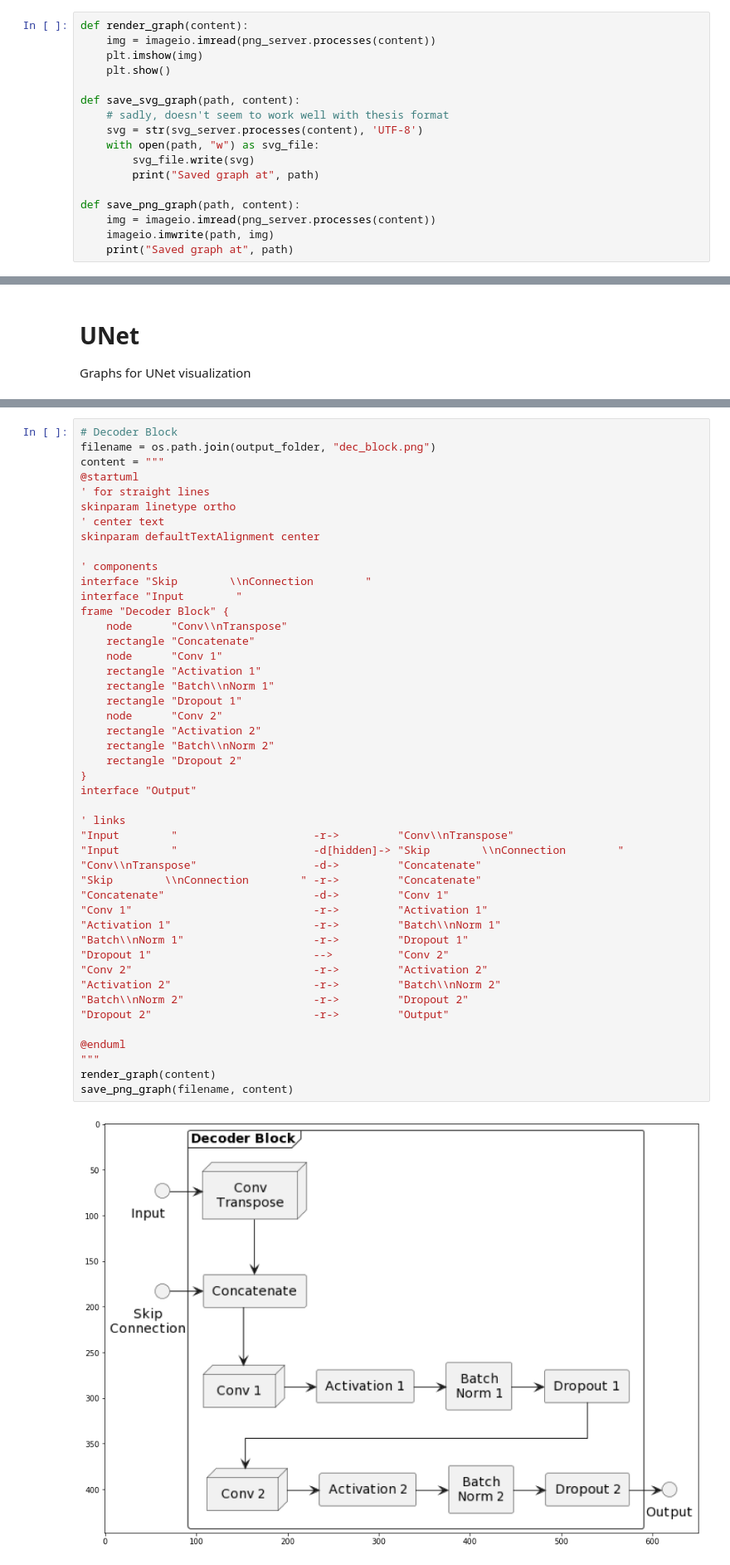
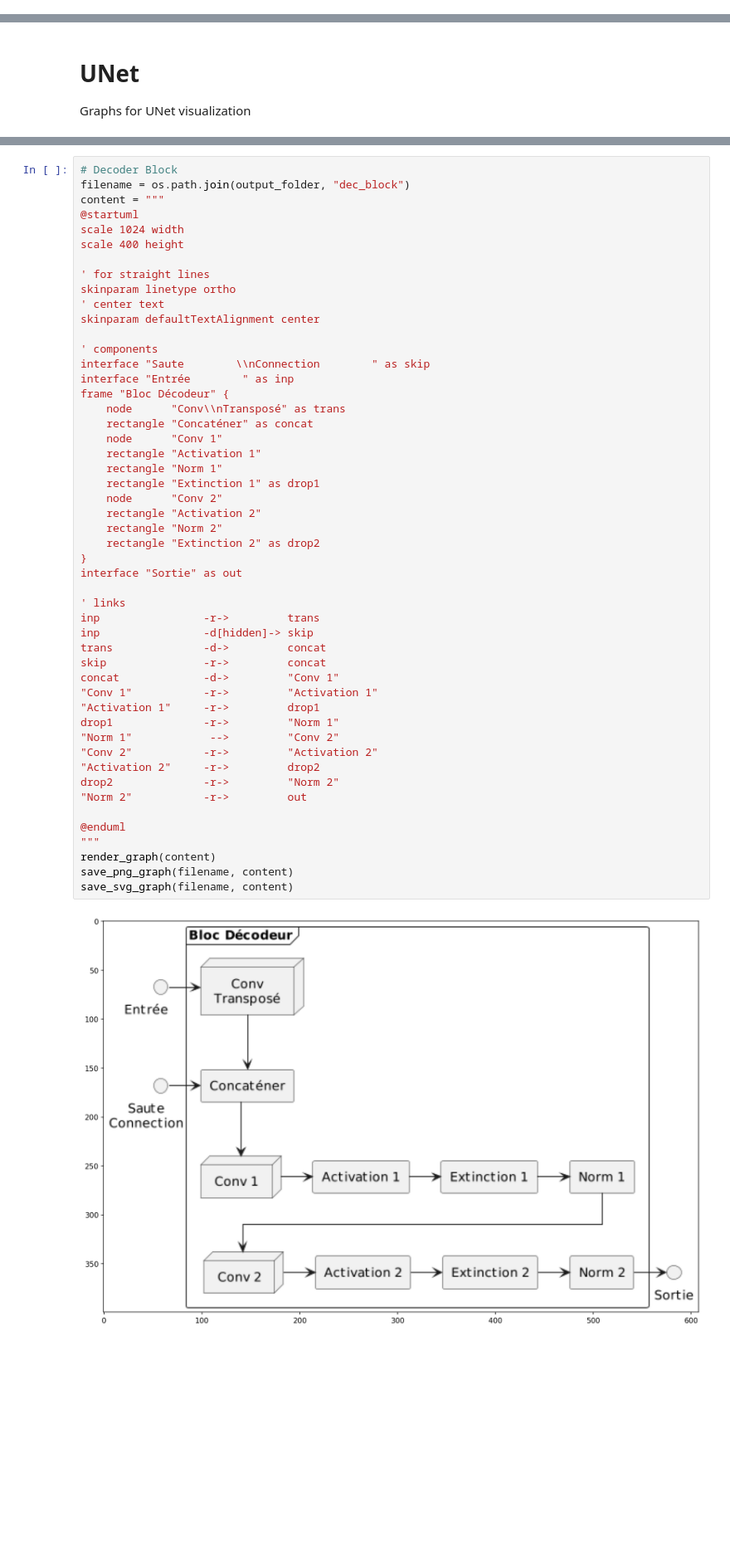
Before and after one commit to linum-uqam/carreno-cytonemes, a Jupyter notebook: notebooks/graphs.ipynb, the cells around one changed output, grey strips where cells are left out. Shown at 83% size. Saved outputs shown, nothing was run; the diff lists cells and outputs as text; blank space fills up the shorter version.

```diff
--- a/notebooks/graphs.ipynb
+++ b/notebooks/graphs.ipynb
@@ -35,17 +53,0 @@ Output folder : ..\data/output\graph
-# %%
-def render_graph(content):
-    img = imageio.imread(png_server.processes(content))
-    plt.imshow(img)
-    plt.show()
-
-def save_svg_graph(path, content):
-    # sadly, doesn't seem to work well with thesis format
-    svg = str(svg_server.processes(content), 'UTF-8')
-    with open(path, "w") as svg_file:
-        svg_file.write(svg)
-        print("Saved graph at", path)
-
-def save_png_graph(path, content):
-    img = imageio.imread(png_server.processes(content))
-    imageio.imwrite(path, img)
-    print("Saved graph at", path)
@@ -143,48 +206,52 @@ Saved graph at ..\data/output\graph\mid_block.png
 # %%
 # Decoder Block
-filename = os.path.join(output_folder, "dec_block.png")
+filename = os.path.join(output_folder, "dec_block")
 content = """
 @startuml
+scale 1024 width
+scale 400 height
+
 ' for straight lines
 skinparam linetype ortho
 ' center text
 skinparam defaultTextAlignment center
 
 ' components
-interface "Skip        \\nConnection        "
-interface "Input        "
-frame "Decoder Block" {
-    node      "Conv\\nTranspose"
-    rectangle "Concatenate"
+interface "Saute        \\nConnection        " as skip
+interface "Entrée        " as inp
+frame "Bloc Décodeur" {
+    node      "Conv\\nTransposé" as trans
+    rectangle "Concaténer" as concat
     node      "Conv 1"
     rectangle "Activation 1"
-    rectangle "Batch\\nNorm 1"
-    rectangle "Dropout 1"
+    rectangle "Norm 1"
+    rectangle "Extinction 1" as drop1
     node      "Conv 2"
     rectangle "Activation 2"
-    rectangle "Batch\\nNorm 2"
-    rectangle "Dropout 2"
+    rectangle "Norm 2"
+    rectangle "Extinction 2" as drop2
 }
-interface "Output"
+interface "Sortie" as out
 
 ' links
-"Input        "                     -r->         "Conv\\nTranspose"
-"Input        "                     -d[hidden]-> "Skip        \\nConnection        "
-"Conv\\nTranspose"                  -d->         "Concatenate"
-"Skip        \\nConnection        " -r->         "Concatenate"
-"Concatenate"                       -d->         "Conv 1"
-"Conv 1"                            -r->         "Activation 1"
-"Activation 1"                      -r->         "Batch\\nNorm 1"
-"Batch\\nNorm 1"                    -r->         "Dropout 1"
-"Dropout 1"                         -->          "Conv 2"
-"Conv 2"                            -r->         "Activation 2"
-"Activation 2"                      -r->         "Batch\\nNorm 2"
-"Batch\\nNorm 2"                    -r->         "Dropout 2"
-"Dropout 2"                         -r->         "Output"
+inp                -r->         trans
+inp                -d[hidden]-> skip
+trans              -d->         concat
+skip               -r->         concat
+concat             -d->         "Conv 1"
+"Conv 1"           -r->         "Activation 1"
+"Activation 1"     -r->         drop1
+drop1              -r->         "Norm 1"
+"Norm 1"            -->         "Conv 2"
+"Conv 2"           -r->         "Activation 2"
+"Activation 2"     -r->         drop2
+drop2              -r->         "Norm 2"
+"Norm 2"           -r->         out
 
 @enduml
 """
 render_graph(content)
 save_png_graph(filename, content)
+save_svg_graph(filename, content)
 # %% [output]
-[figure, old version]
+[figure, new version]
```
Also changed, not shown: parts of 9 cells of this notebook, 57 other files.
